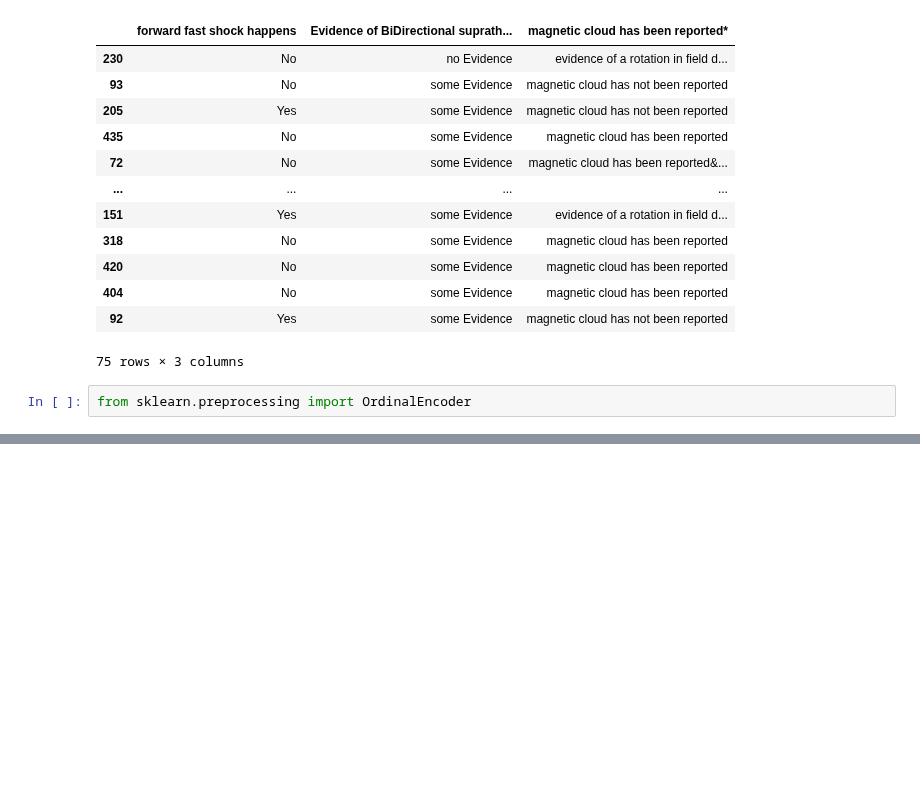
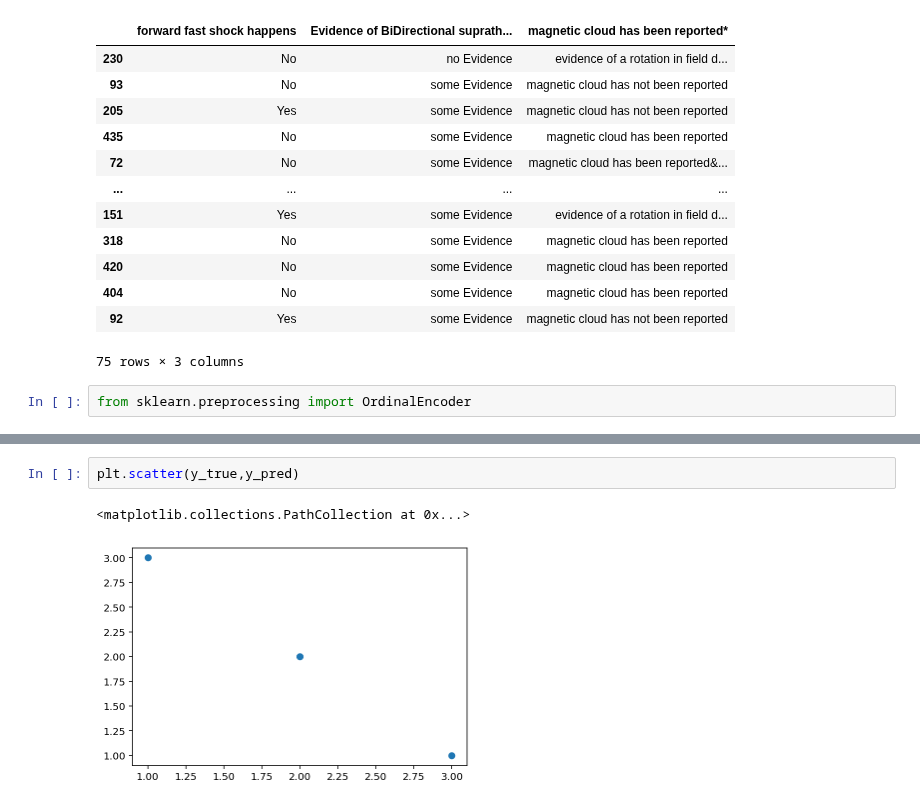
Before and after one commit to Atashnezhad/CME_forcast, a Jupyter notebook: Codes/Supervise_Project.ipynb, the cells around one changed output, grey strips where cells are left out. Saved outputs shown, nothing was run; the diff lists cells and outputs as text; blank space fills up the shorter version.

```diff
--- a/Codes/Supervise_Project.ipynb
+++ b/Codes/Supervise_Project.ipynb
@@ -612,0 +619,5 @@ plt.show()
+# %%
+plt.scatter(y_true,y_pred)
+# %% [output]
+<matplotlib.collections.PathCollection at 0x...>
+[figure, added]
```
Also changed, not shown: parts of 6 cells of this notebook, 10 other files.
